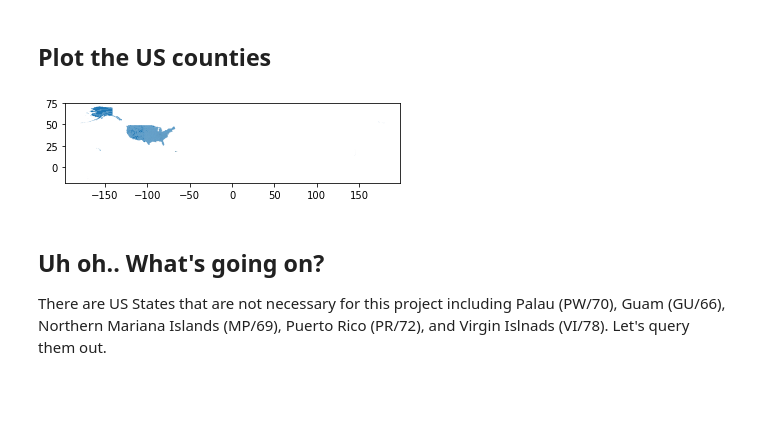
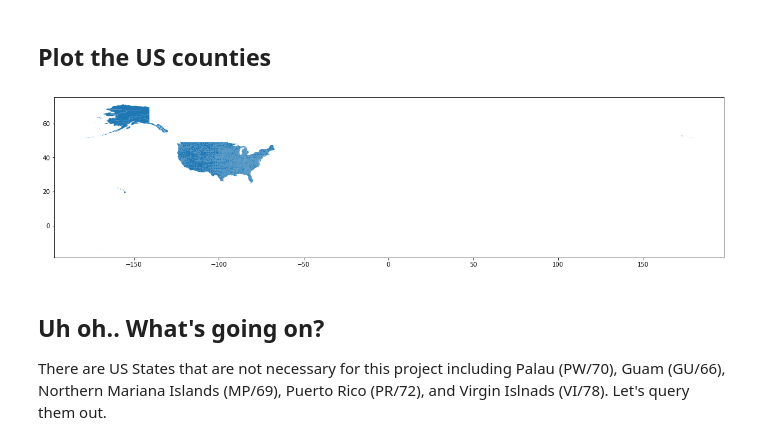
Before and after one commit to katkim0307/COVID-19_Response_Comparison, a Jupyter notebook: us_geodata.ipynb, the cells around one changed output. Drawn from its saved outputs; the diff is of its cells as text; code cells hidden in the pictures; blank space fills up the shorter version.

```diff
--- a/us_geodata.ipynb
+++ b/us_geodata.ipynb
@@ -243,6 +243,6 @@ merged_df.head()
 | 3 | 17 | 101 | 00424252 | 0500000US17101 | 17101 | Lawrence | 06 | 963936864 | 5077783 | POLYGON ((-87.91028 38.57493, -87... | Illinois | ... |
 | 4 | 28 | 153 | 00695797 | 0500000US28153 | 28153 | Wayne | 06 | 2099745573 | 7255476 | POLYGON ((-88.94317 31.78421, -88... | Mississippi | ... |
 # %%
-# merged_df = merged_df.drop(['Region', 'Division', 'State (FIPS)'], axis=1)
+merged_df = merged_df.drop(['fips'], axis=1)
 
-# merged_df
+merged_df
@@ -282,9 +296,9 @@ us_counties_gdf.shape
 # %% [markdown]
 ## Plot the US counties
 # %%
-us_counties_gdf.plot();
+us_counties_gdf.plot(figsize=(20, 20));
 # %% [output]
-[figure, old version]
+[figure, new version]
 # %% [markdown]
 ## Uh oh..  What's going on?
 
```
Also changed, not shown: parts of 4 cells of this notebook.
